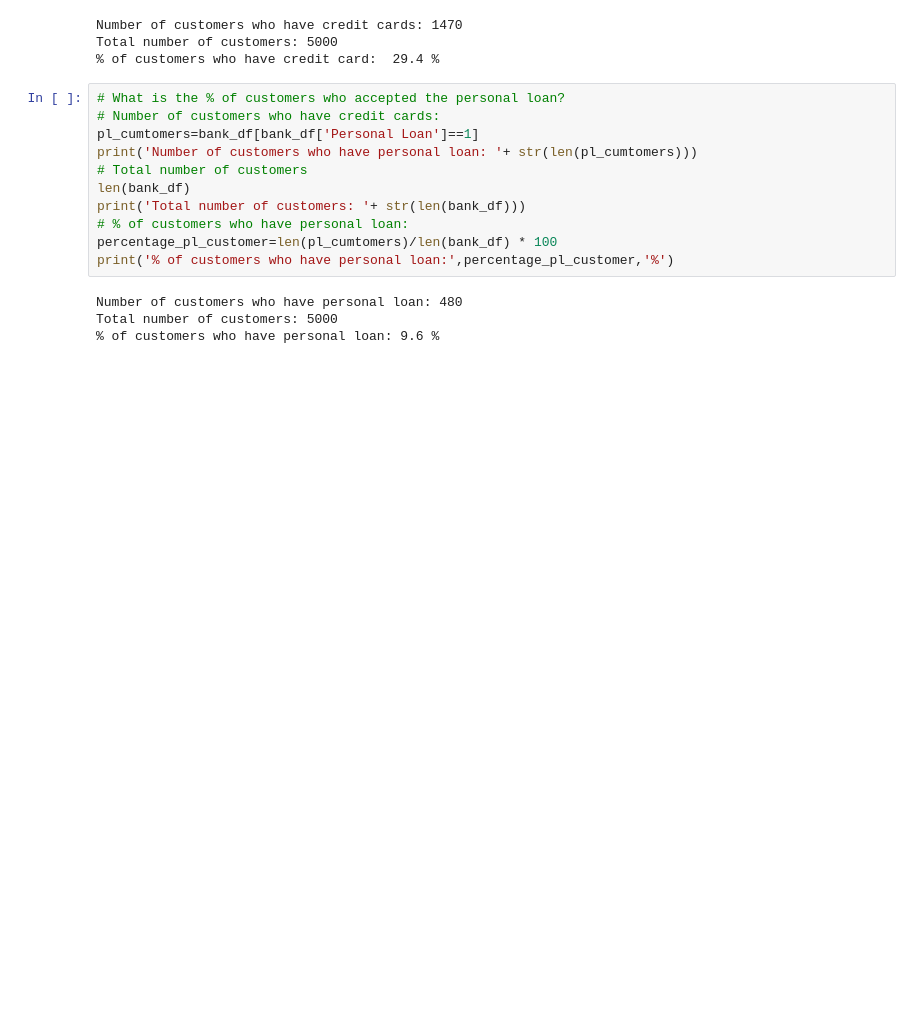
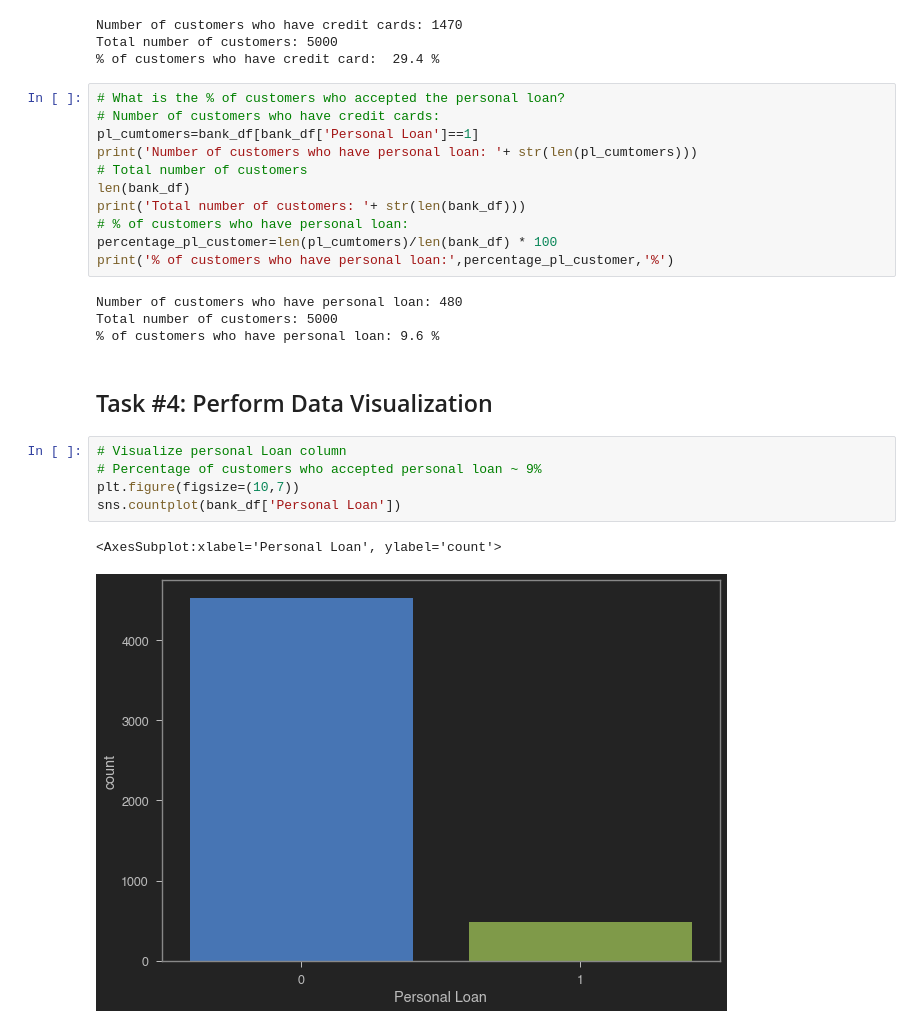
Before and after one commit to zacharyvunguyen/Bank_Loan_Approval_Using_Artificial_Neural_Nets, a Jupyter notebook: notebook/Bank Loan Approval Solution.ipynb, the cells around one changed output. Saved outputs shown, nothing was run; the diff lists cells and outputs as text; blank space fills up the shorter version.

Commit message:
Added Task 4: Perform Data Visualization

```diff
--- a/notebook/Bank Loan Approval Solution.ipynb
+++ b/notebook/Bank Loan Approval Solution.ipynb
@@ -160,3 +160,13 @@ print('% of customers who have personal loan:',percentage_pl_customer,'%')
 Number of customers who have personal loan: 480
 Total number of customers: 5000
 % of customers who have personal loan: 9.6 %
+# %% [markdown]
+## Task #4: Perform Data Visualization
+# %%
+# Visualize personal Loan column
+# Percentage of customers who accepted personal loan ~ 9%
+plt.figure(figsize=(10,7))
+sns.countplot(bank_df['Personal Loan'])
+# %% [output]
+<AxesSubplot:xlabel='Personal Loan', ylabel='count'>
+[figure, added]
```
Also changed, not shown: parts of 16 cells of this notebook, 14 other files.
